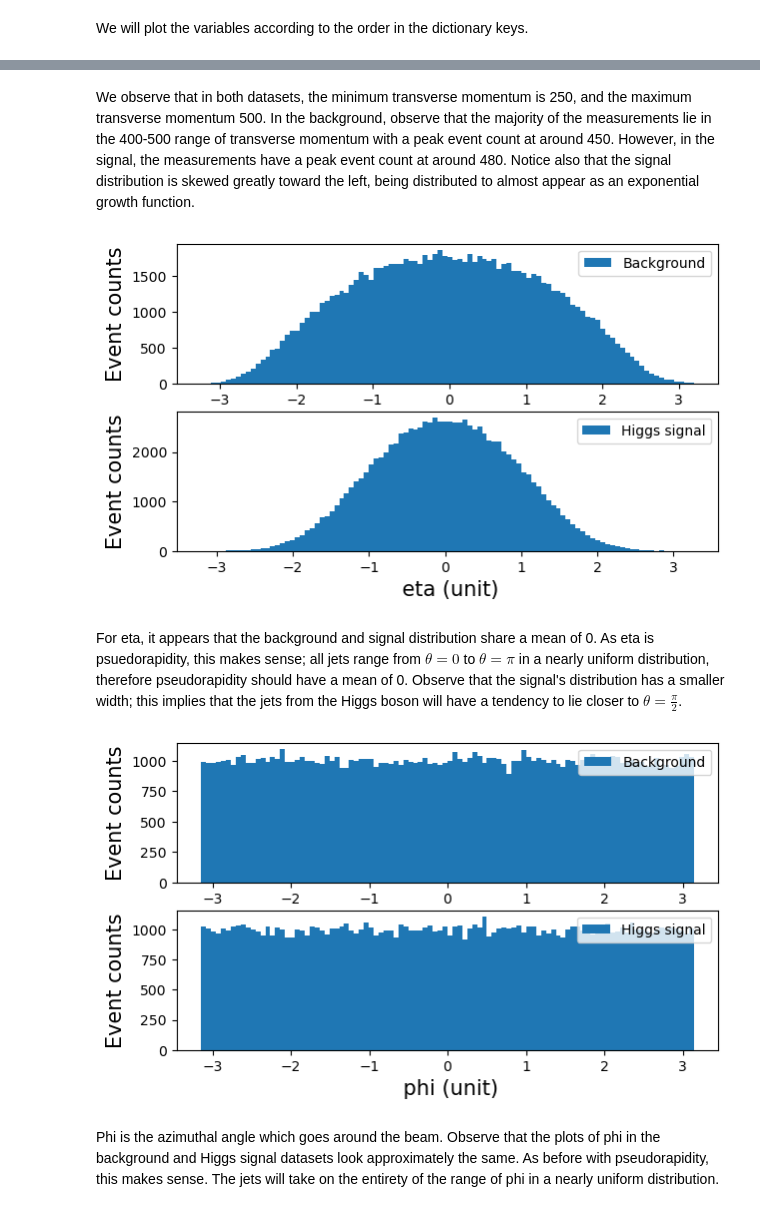
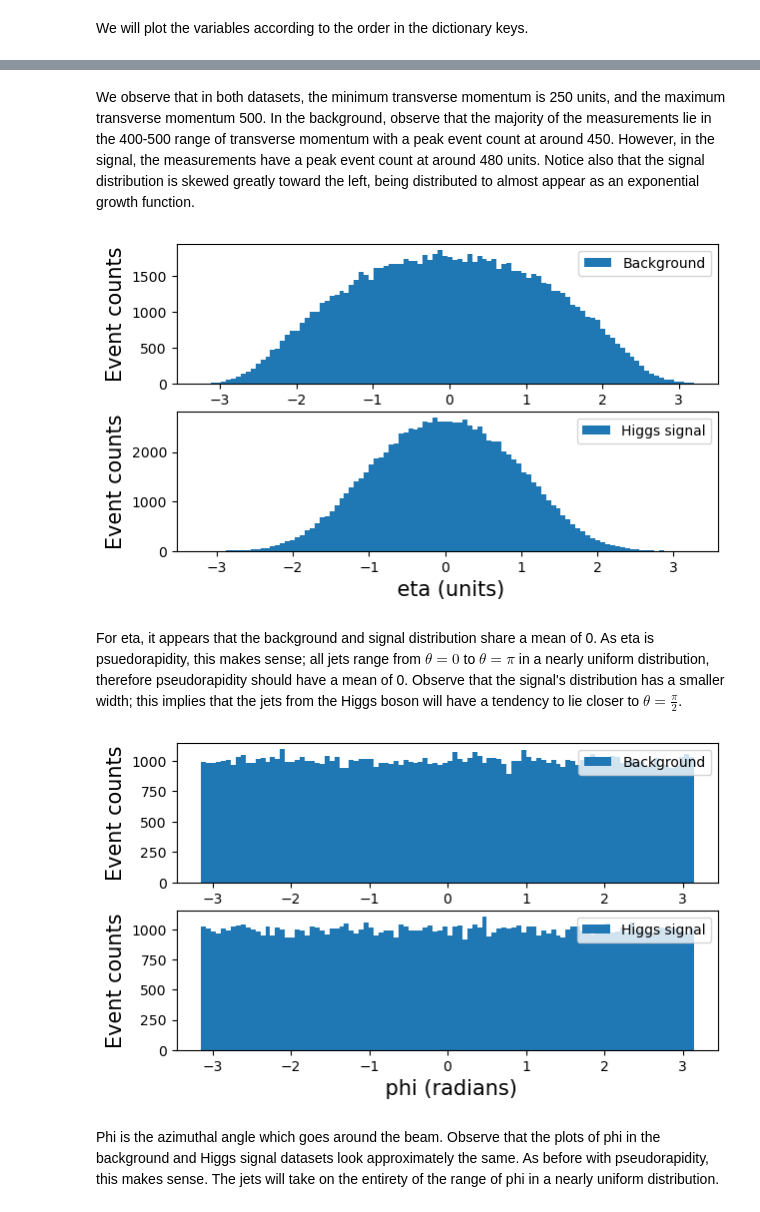
Before and after one commit to jenniv27/phys434, a Jupyter notebook: Labs/Lab5.ipynb, the cells around one changed output, grey strips where cells are left out. Drawn from its saved outputs; the diff is of its cells as text; code cells hidden in the pictures.

```diff
--- a/Labs/Lab5.ipynb
+++ b/Labs/Lab5.ipynb
@@ -156,15 +159,15 @@ plot_qcd_higgs('pt', 'unit')
 # %% [markdown]
-We observe that in both datasets, the minimum transverse momentum is 250, and the maximum transverse momentum 500. In the background, observe that the majority of the measurements lie in the 400-500 range of transverse momentum with a peak event count at around 450. However, in the signal, the measurements have a peak event count at around 480. Notice also that the signal distribution is skewed greatly toward the left, being distributed to almost appear as an exponential growth function.
+We observe that in both datasets, the minimum transverse momentum is 250 units, and the maximum transverse momentum 500. In the background, observe that the majority of the measurements lie in the 400-500 range of transverse momentum with a peak event count at around 450. However, in the signal, the measurements have a peak event count at around 480 units. Notice also that the signal distribution is skewed greatly toward the left, being distributed to almost appear as an exponential growth function.
 # %%
-plot_qcd_higgs('eta', 'unit')
+plot_qcd_higgs('eta', 'units')
 # %% [output]
-[figure, old version]
+[figure, new version]
 # %% [markdown]
 For eta, it appears that the background and signal distribution share a mean of 0. As eta is psuedorapidity, this makes sense; all jets range from $\theta = 0$ to $\theta = \pi$ in a nearly uniform distribution, therefore pseudorapidity should have a mean of 0. Observe that the signal's distribution has a smaller width; this implies that the jets from the Higgs boson will have a tendency to lie closer to $\theta = \frac{\pi}{2}$.
 # %%
-plot_qcd_higgs('phi', 'unit')
+plot_qcd_higgs('phi', 'radians')
 # %% [output]
-[figure, old version]
+[figure, new version]
 # %% [markdown]
 Phi is the azimuthal angle which goes around the beam. Observe that the plots of phi in the background and Higgs signal datasets look approximately the same. As before with pseudorapidity, this makes sense. The jets will take on the entirety of the range of phi in a nearly uniform distribution.
 # %%
```
Also changed, not shown: parts of 14 cells of this notebook.
